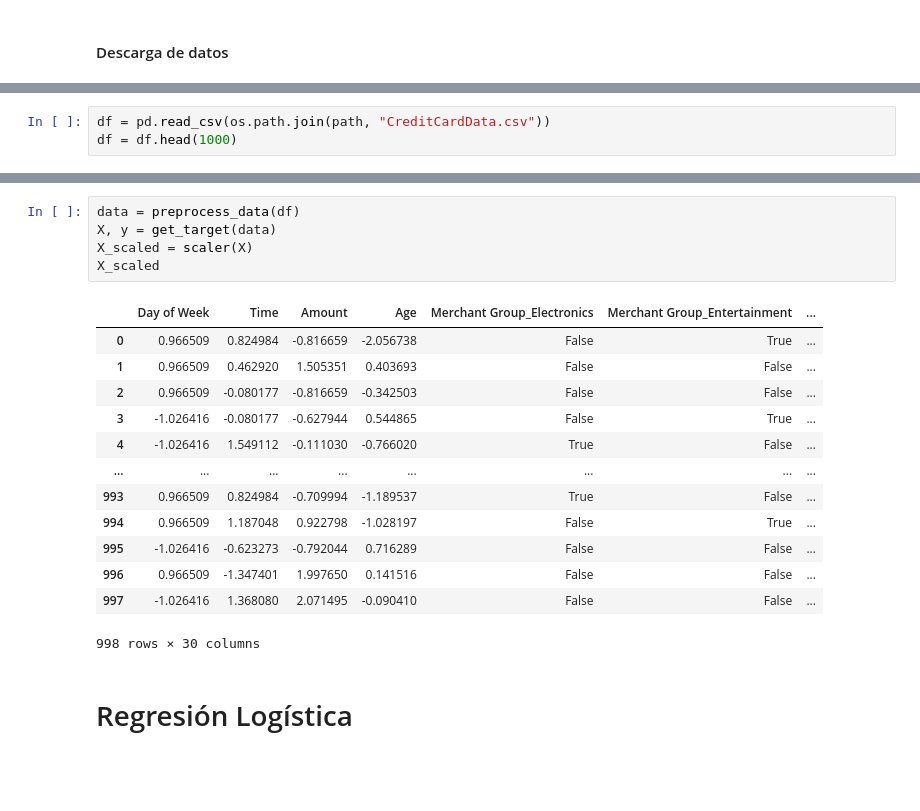
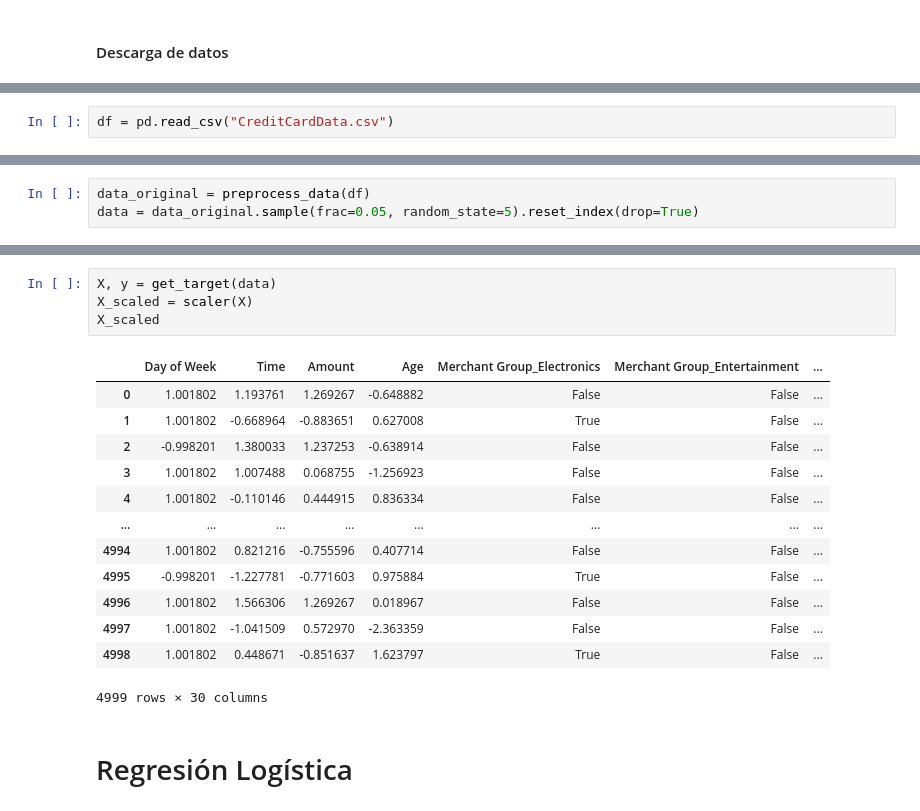
Before and after one commit to AnaSofiaHinojosa/Proyecto2LabAprEstadistico, a Jupyter notebook: reporte.ipynb, the cells around one changed output, grey strips where cells are left out. Drawn from its saved outputs; the diff is of its cells as text; blank space fills up the shorter version.

```diff
--- a/reporte.ipynb
+++ b/reporte.ipynb
@@ -249,6 +249,5 @@ Path to dataset files: /Users/sofia/.cache/kagglehub/datasets/anurag629/credit-c
 # %%
-df = pd.read_csv(os.path.join(path, "CreditCardData.csv"))
-df = df.head(1000)
+df = pd.read_csv("CreditCardData.csv")
 # %%
 def preprocess_data(data: pd.DataFrame) -> pd.DataFrame:
     data = data.dropna().reset_index(drop=True)
@@ -482,0 +471,3 @@ def mlp_classifier(X: pd.DataFrame, y: pd.Series, kfolds: KFold, plot: bool,
+# %%
+data_original = preprocess_data(df)
+data = data_original.sample(frac=0.05, random_state=5).reset_index(drop=True)
@@ -483,22 +573,21 @@ def mlp_classifier(X: pd.DataFrame, y: pd.Series, kfolds: KFold, plot: bool,
 # %%
-data = preprocess_data(df)
 X, y = get_target(data)
 X_scaled = scaler(X)
 X_scaled
 # %% [output]
 |  | Day of Week | Time | Amount | Age | Merchant Group_Electronics | Merchant Group_Entertainment | ... |
-| 0 | 0.966509 | 0.824984 | -0.816659 | -2.056738 | False | True | ... |
-| 1 | 0.966509 | 0.462920 | 1.505351 | 0.403693 | False | False | ... |
-| 2 | 0.966509 | -0.080177 | -0.816659 | -0.342503 | False | False | ... |
-| 3 | -1.026416 | -0.080177 | -0.627944 | 0.544865 | False | True | ... |
-| 4 | -1.026416 | 1.549112 | -0.111030 | -0.766020 | True | False | ... |
+| 0 | 1.001802 | 1.193761 | 1.269267 | -0.648882 | False | False | ... |
+| 1 | 1.001802 | -0.668964 | -0.883651 | 0.627008 | True | False | ... |
+| 2 | -0.998201 | 1.380033 | 1.237253 | -0.638914 | False | False | ... |
+| 3 | 1.001802 | 1.007488 | 0.068755 | -1.256923 | False | False | ... |
+| 4 | 1.001802 | -0.110146 | 0.444915 | 0.836334 | False | False | ... |
 | ... | ... | ... | ... | ... | ... | ... | ... |
-| 993 | 0.966509 | 0.824984 | -0.709994 | -1.189537 | True | False | ... |
-| 994 | 0.966509 | 1.187048 | 0.922798 | -1.028197 | False | True | ... |
-| 995 | -1.026416 | -0.623273 | -0.792044 | 0.716289 | False | False | ... |
-| 996 | 0.966509 | -1.347401 | 1.997650 | 0.141516 | False | False | ... |
-| 997 | -1.026416 | 1.368080 | 2.071495 | -0.090410 | False | False | ... |
+| 4994 | 1.001802 | 0.821216 | -0.755596 | 0.407714 | False | False | ... |
+| 4995 | -0.998201 | -1.227781 | -0.771603 | 0.975884 | True | False | ... |
+| 4996 | 1.001802 | 1.566306 | 1.269267 | 0.018967 | False | False | ... |
+| 4997 | 1.001802 | -1.041509 | 0.572970 | -2.363359 | False | False | ... |
+| 4998 | 1.001802 | 0.448671 | -0.851637 | 1.623797 | True | False | ... |
-998 rows × 30 columns
+4999 rows × 30 columns
 # %% [markdown]
 # Regresión Logística
 # %%
```
Also changed, not shown: parts of 17 cells of this notebook, 1 other file.
